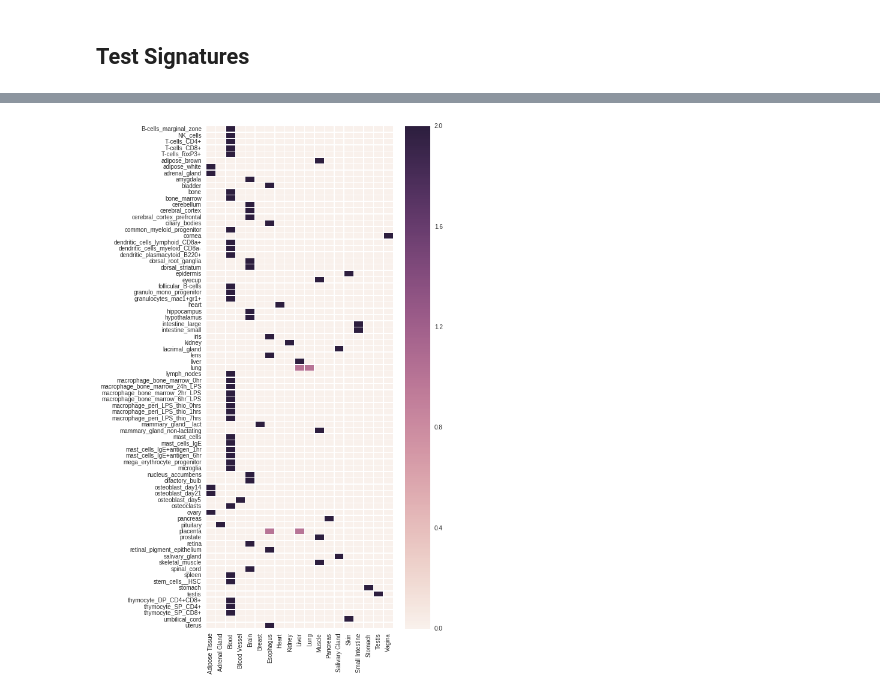
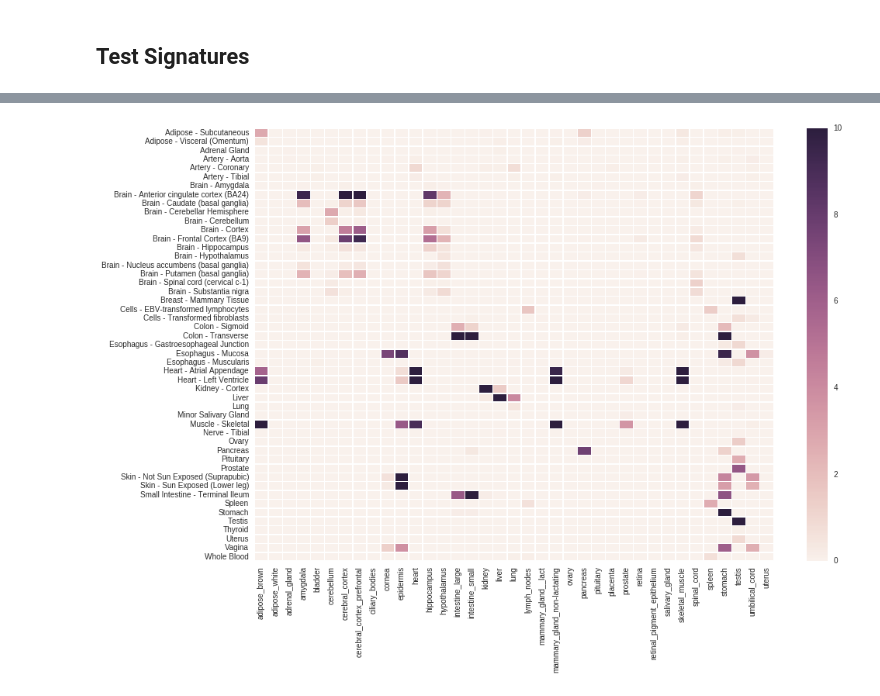
Before and after one commit to grst/gtex-signatures, a Jupyter notebook: notebooks/prove_translatability.ipynb, the cells around one changed output, grey strips where cells are left out. Saved outputs shown, nothing was run; the diff lists cells and outputs as text; code cells hidden in the pictures.

```diff
--- a/notebooks/prove_translatability.ipynb
+++ b/notebooks/prove_translatability.ipynb
@@ -86,2 +167,2 @@ signatures_mouse = translate_signatures(signatures)
 # %%
-st = BioQCSignatureTester(mouse_expr, mouse_target)
+st = BioQCSignatureTester(mouse_expr[:,selected_mask], mouse_target[selected_mask])
@@ -96,6 +169,13 @@ sig_labels = st.sort_signatures(signatures)
+# %%
+scores = st.score_signatures(mouse_signatures)
+# %%
+heatmap = collapse_matrix(scores, mouse_target[selected_mask], axis=1)
+# %%
+heatmap.index = st.sort_signatures(mouse_signatures)
+heatmap_norm = heatmap.apply(normalize, axis=1, raw=True)
 # %%
-fig, ax = subplots(figsize=(7, 15))
-sns.heatmap(confmat.as_matrix(), ax=ax, linewidths=.5, xticklabels=list(confmat.columns), yticklabels=list(confmat.index))
+fig, ax = subplots(figsize=(15, 10))
+sns.heatmap(heatmap, ax=ax, linewidths=.5, vmax=10)
 ax.set_xticklabels(ax.get_xticklabels(), rotation=90);
 # %% [output]
-[figure, old version]
+[figure, new version]
```
Also changed, not shown: parts of 22 cells of this notebook, 3 other files.
